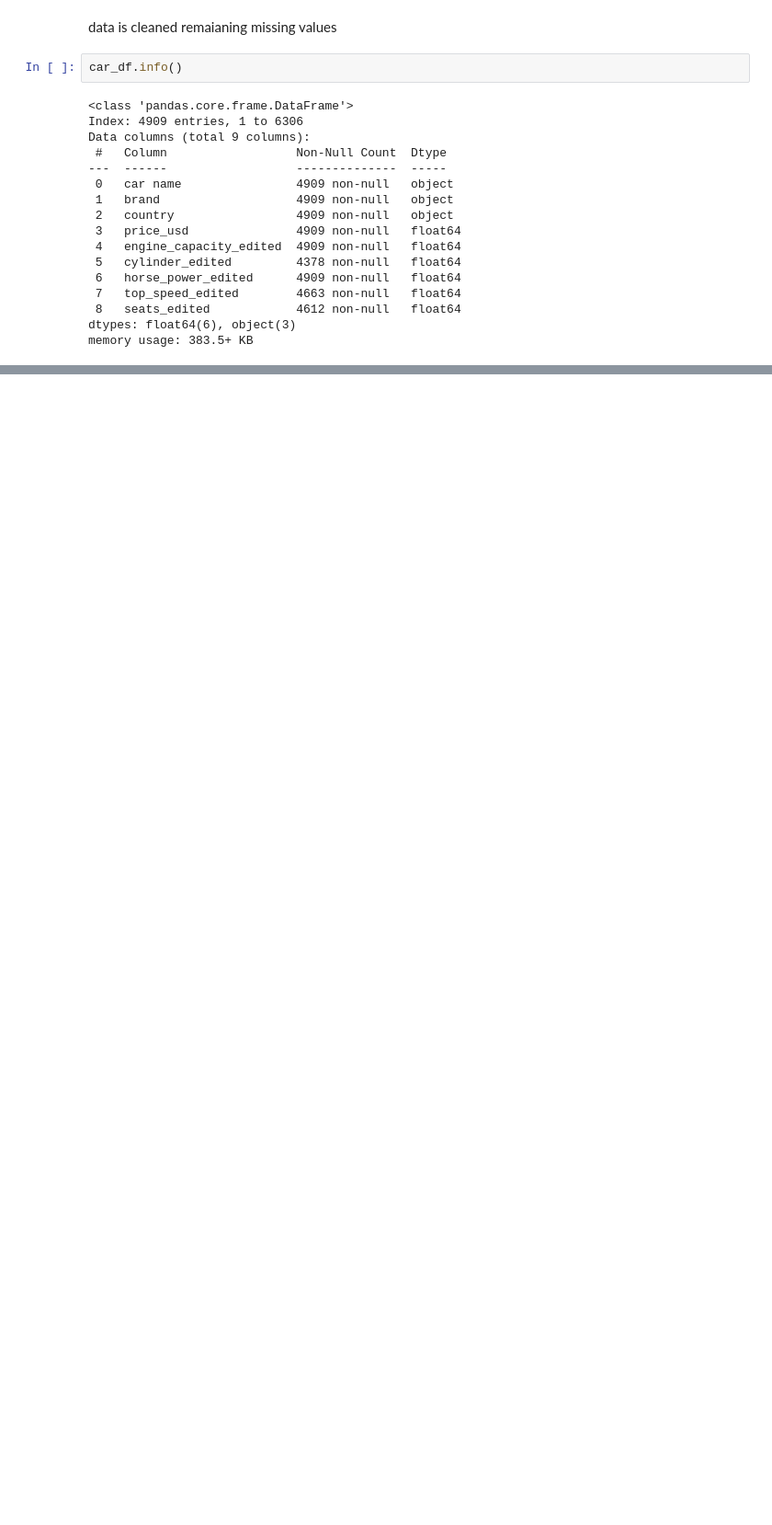
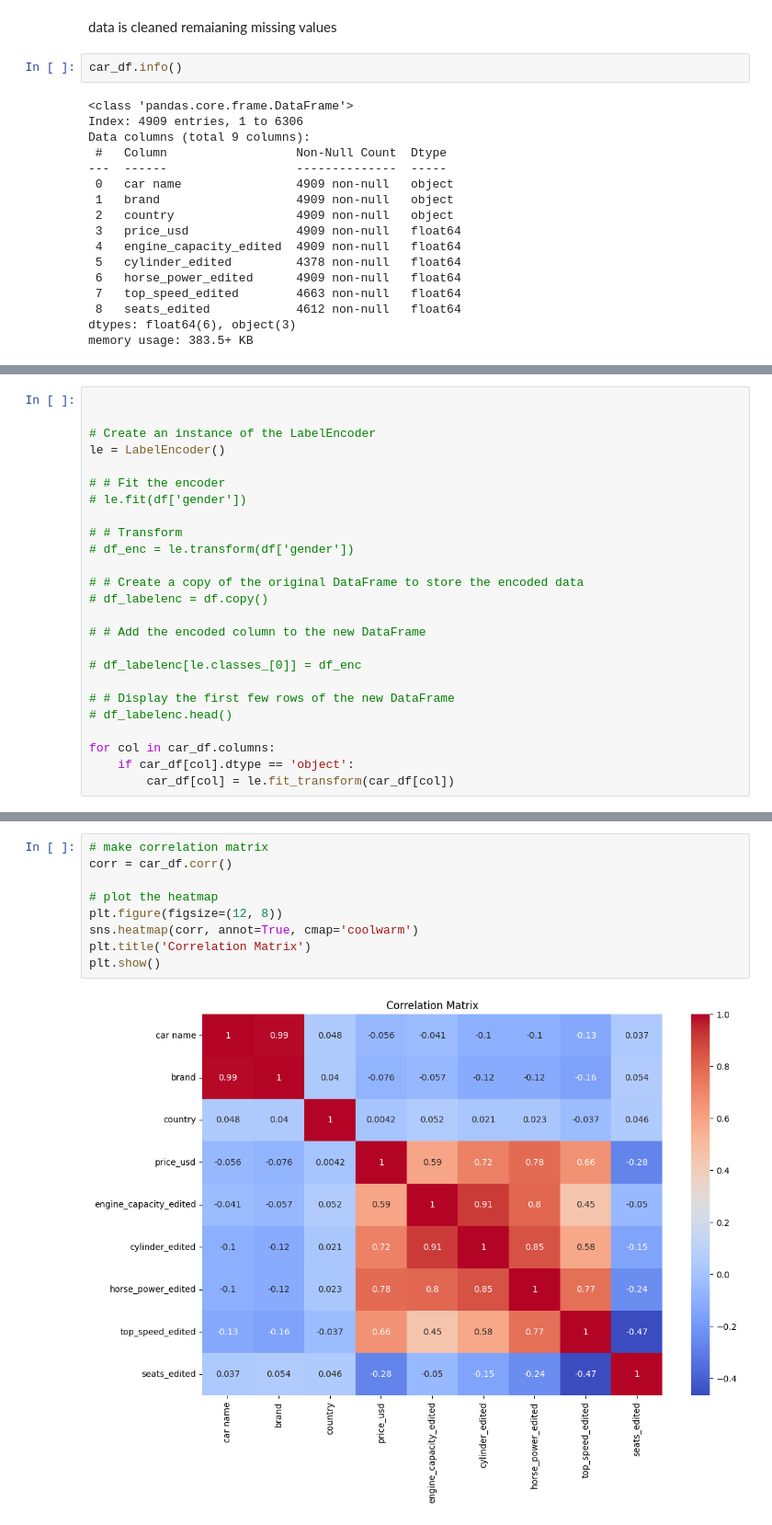
Before and after one commit to Mohammed-Abed-Alkareem/Regression-Analysis-and-Model-Selection, a Jupyter notebook: file.ipynb, the cells around one changed output, grey strips where cells are left out. Shown at 92% size. Cells and saved outputs as stored; diff of their text form; blank space fills up the shorter version.

```diff
--- a/file.ipynb
+++ b/file.ipynb
@@ -632,0 +649,25 @@ memory usage: 383.5+ KB
+# %%
+
+
+# Create an instance of the LabelEncoder
+le = LabelEncoder()
+
+# # Fit the encoder
+# le.fit(df['gender'])
+
+# # Transform
+# df_enc = le.transform(df['gender'])
+
+# # Create a copy of the original DataFrame to store the encoded data
+# df_labelenc = df.copy()
+
+# # Add the encoded column to the new DataFrame
+
+# df_labelenc[le.classes_[0]] = df_enc
+
+# # Display the first few rows of the new DataFrame
+# df_labelenc.head()
+
+for col in car_df.columns:
+    if car_df[col].dtype == 'object':
+        car_df[col] = le.fit_transform(car_df[col])
@@ -632,0 +713,11 @@ memory usage: 383.5+ KB
+# %%
+# make correlation matrix
+corr = car_df.corr()
+
+# plot the heatmap
+plt.figure(figsize=(12, 8))
+sns.heatmap(corr, annot=True, cmap='coolwarm')
+plt.title('Correlation Matrix')
+plt.show()
+# %% [output]
+[figure, added]
```
Also changed, not shown: parts of 34 cells of this notebook.
